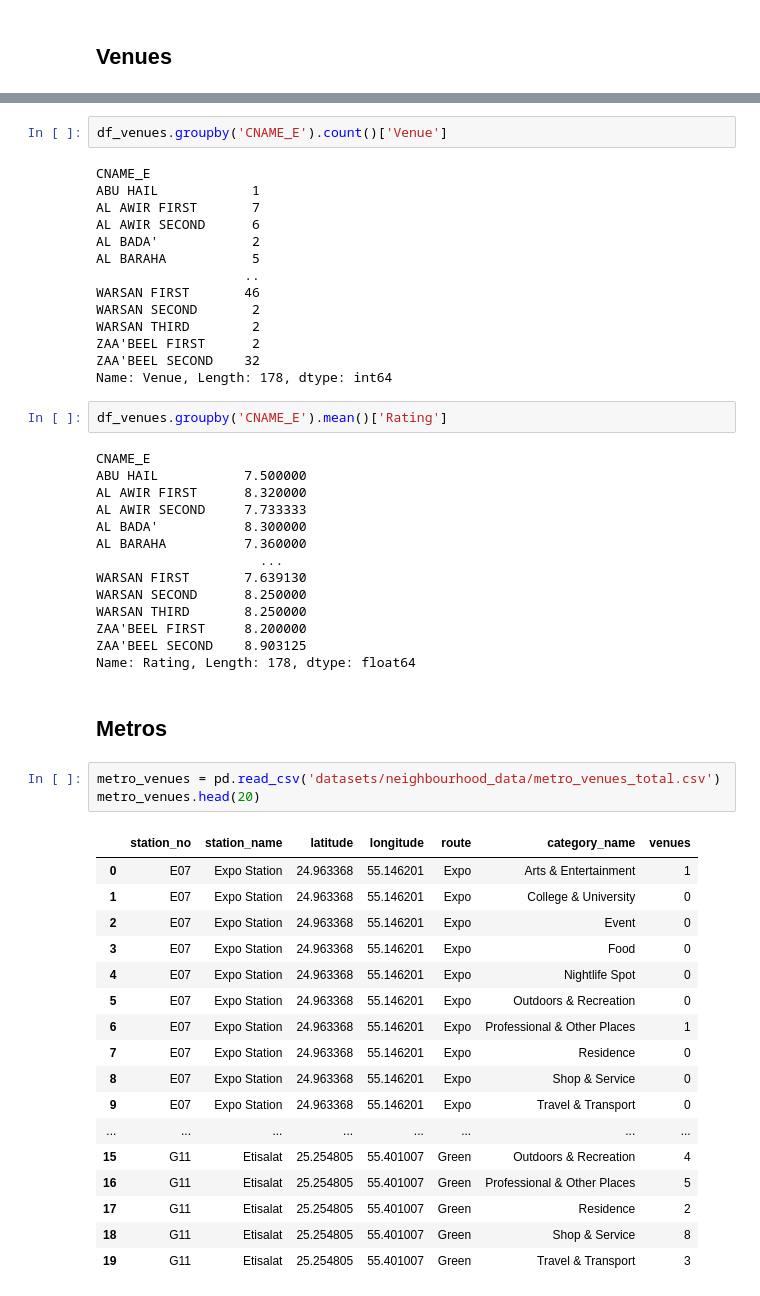
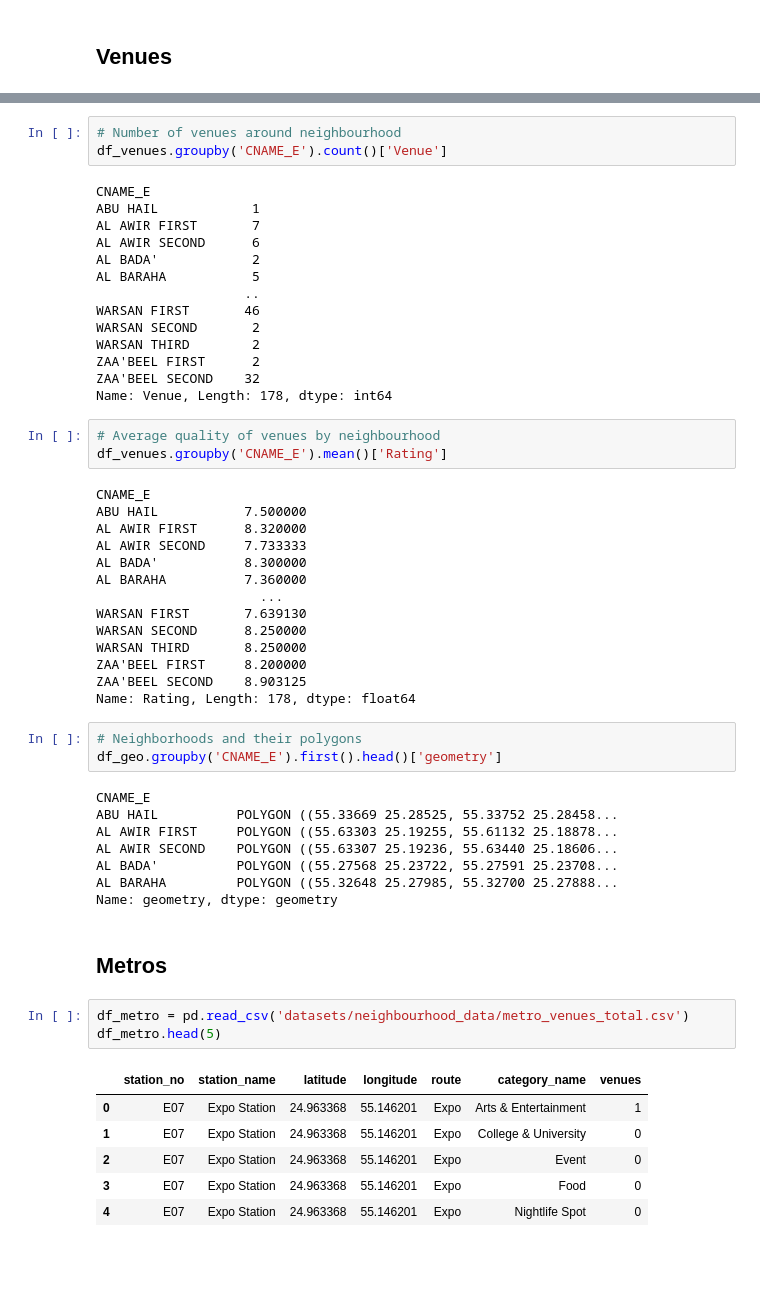
Before and after one commit to FardinAhsan146/DubaiHousingPriceDS, a Jupyter notebook: datacleaning_nb0.ipynb, the cells around one changed output, grey strips where cells are left out. Cells and saved outputs as stored; diff of their text form; blank space fills up the shorter version.

Commit message:
begin data cleaning

```diff
--- a/name_mapping.ipynb
+++ b/datacleaning_nb0.ipynb
@@ -121,6 +144,7 @@ df_venues.head()
 | 3 | 111 | AL CORNICHE | 1 | 25.277837 | 55.302557 | 4df4e8d9aeb7170aa2f5e7c5 | Club Olympus | ... |
 | 4 | 111 | AL CORNICHE | 1 | 25.277837 | 55.302557 | 4bb0bf0ef964a52055593ce3 | Hyatt Regency Dubai (حياة ريجنسي) | ... |
 # %%
+# Number of venues around neighbourhood
 df_venues.groupby('CNAME_E').count()['Venue']
 # %% [output]
 CNAME_E
@@ -137,6 +161,7 @@ ZAA'BEEL FIRST      2
 ZAA'BEEL SECOND    32
 Name: Venue, Length: 178, dtype: int64
 # %%
+# Average quality of venues by neighbourhood
 df_venues.groupby('CNAME_E').mean()['Rating']
 # %% [output]
 CNAME_E
@@ -152,26 +177,26 @@ WARSAN THIRD       8.250000
 ZAA'BEEL FIRST     8.200000
 ZAA'BEEL SECOND    8.903125
 Name: Rating, Length: 178, dtype: float64
+# %%
+# Neighborhoods and their polygons
+df_geo.groupby('CNAME_E').first().head()['geometry']
+# %% [output]
+CNAME_E
+ABU HAIL          POLYGON ((55.33669 25.28525, 55.33752 25.28458...
+AL AWIR FIRST     POLYGON ((55.63303 25.19255, 55.61132 25.18878...
+AL AWIR SECOND    POLYGON ((55.63307 25.19236, 55.63440 25.18606...
+AL BADA'          POLYGON ((55.27568 25.23722, 55.27591 25.23708...
+AL BARAHA         POLYGON ((55.32648 25.27985, 55.32700 25.27888...
+Name: geometry, dtype: geometry
 # %% [markdown]
 ## Metros
 # %%
-metro_venues = pd.read_csv('datasets/neighbourhood_data/metro_venues_total.csv')
-metro_venues.head(20)
+df_metro = pd.read_csv('datasets/neighbourhood_data/metro_venues_total.csv')
+df_metro.head(5)
 # %% [output]
 |  | station_no | station_name | latitude | longitude | route | category_name | venues |
 | 0 | E07 | Expo Station | 24.963368 | 55.146201 | Expo | Arts & Entertainment | 1 |
 | 1 | E07 | Expo Station | 24.963368 | 55.146201 | Expo | College & University | 0 |
 | 2 | E07 | Expo Station | 24.963368 | 55.146201 | Expo | Event | 0 |
 | 3 | E07 | Expo Station | 24.963368 | 55.146201 | Expo | Food | 0 |
 | 4 | E07 | Expo Station | 24.963368 | 55.146201 | Expo | Nightlife Spot | 0 |
-| 5 | E07 | Expo Station | 24.963368 | 55.146201 | Expo | Outdoors & Recreation | 0 |
-| 6 | E07 | Expo Station | 24.963368 | 55.146201 | Expo | Professional & Other Places | 1 |
-| 7 | E07 | Expo Station | 24.963368 | 55.146201 | Expo | Residence | 0 |
-| 8 | E07 | Expo Station | 24.963368 | 55.146201 | Expo | Shop & Service | 0 |
-| 9 | E07 | Expo Station | 24.963368 | 55.146201 | Expo | Travel & Transport | 0 |
-| ... | ... | ... | ... | ... | ... | ... | ... |
-| 15 | G11 | Etisalat | 25.254805 | 55.401007 | Green | Outdoors & Recreation | 4 |
-| 16 | G11 | Etisalat | 25.254805 | 55.401007 | Green | Professional & Other Places | 5 |
-| 17 | G11 | Etisalat | 25.254805 | 55.401007 | Green | Residence | 2 |
-| 18 | G11 | Etisalat | 25.254805 | 55.401007 | Green | Shop & Service | 8 |
-| 19 | G11 | Etisalat | 25.254805 | 55.401007 | Green | Travel & Transport | 3 |
```
Also changed, not shown: parts of 17 cells of this notebook, 2 other files.
